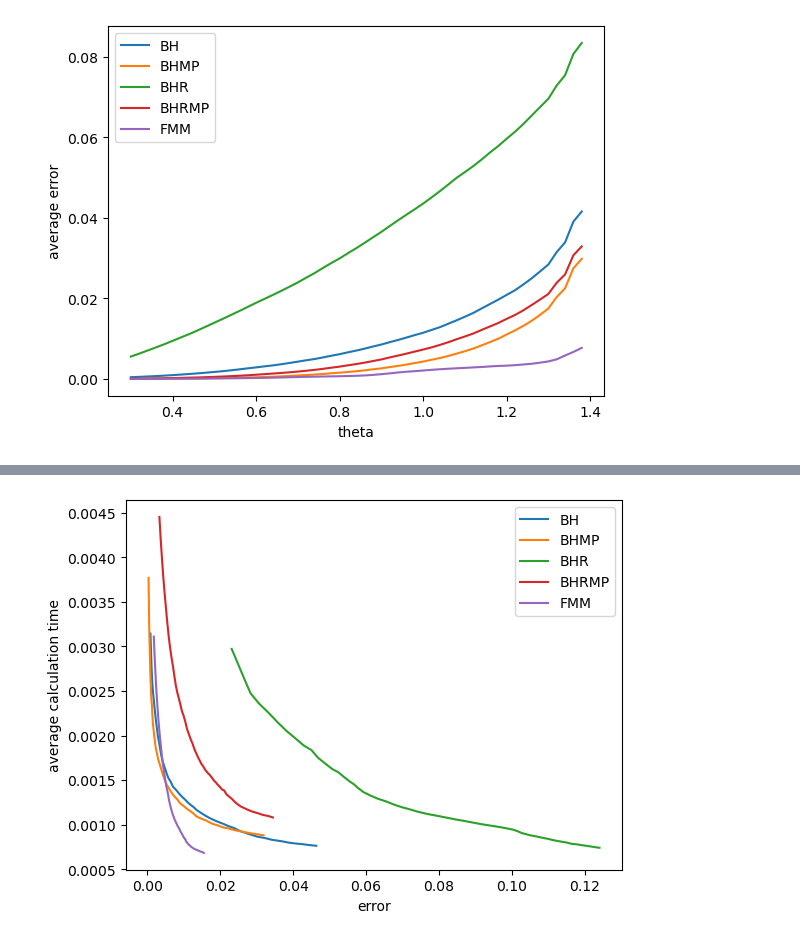
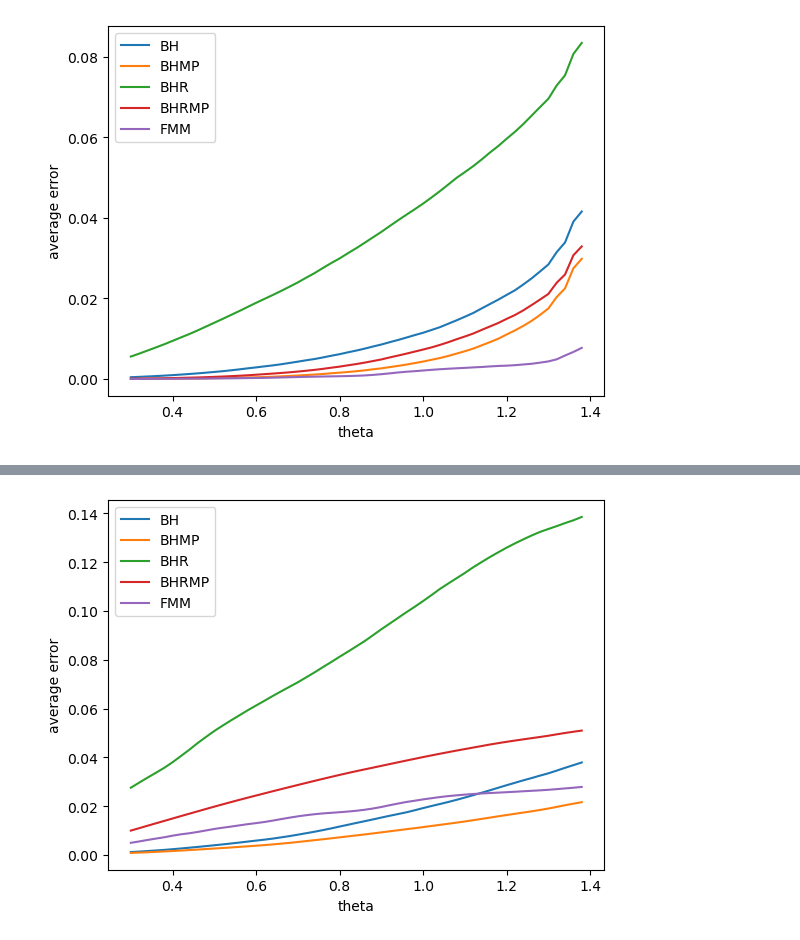
Before and after one commit to LucasFurer/MasterThesisLucas, a Jupyter notebook: grapher.ipynb, the cells around one changed output, grey strips where cells are left out. Saved outputs shown, nothing was run; the diff lists cells and outputs as text; code cells hidden in the pictures.

```diff
--- a/grapher.ipynb
+++ b/grapher.ipynb
@@ -133,13 +99,12 @@ plotGraph(custom_labels, 0, 55,"error", "average calculation time", "plotOutput/
-# %%
-custom_labels = {
-    os.path.join("graphCSV","tsneCalculationtimeErrorBH_point1000.csv"): "BH",
-    os.path.join("graphCSV","tsneCalculationtimeErrorBHMP_point1000.csv"): "BHMP",
-    os.path.join("graphCSV","tsneCalculationtimeErrorBHR_point1000.csv"): "BHR",
-    os.path.join("graphCSV","tsneCalculationtimeErrorBHRMP_point1000.csv"): "BHRMP",
-    os.path.join("graphCSV","tsneCalculationtimeErrorFMM_point1000.csv"): "FMM",
-}
-
-
-plotGraph(custom_labels, 0, 55,"error", "average calculation time", "plotOutput/lines_plot.png")
-# %% [output]
-[figure, removed]
+# %%
+custom_labels = {
+    os.path.join("graphCSV","tsneErrorThetaBH_point1000.csv"): "BH",
+    os.path.join("graphCSV","tsneErrorThetaBHMP_point1000.csv"): "BHMP",
+    os.path.join("graphCSV","tsneErrorThetaBHR_point1000.csv"): "BHR",
+    os.path.join("graphCSV","tsneErrorThetaBHRMP_point1000.csv"): "BHRMP",
+    os.path.join("graphCSV","tsneErrorThetaFMM_point1000.csv"): "FMM",
+}
+
+plotGraph(custom_labels, 0, 55,"theta", "average error", "plotOutput/lines_plot.png")
+# %% [output]
+[figure, added]
```
Also changed, not shown: parts of 7 cells of this notebook, 5 other files.
